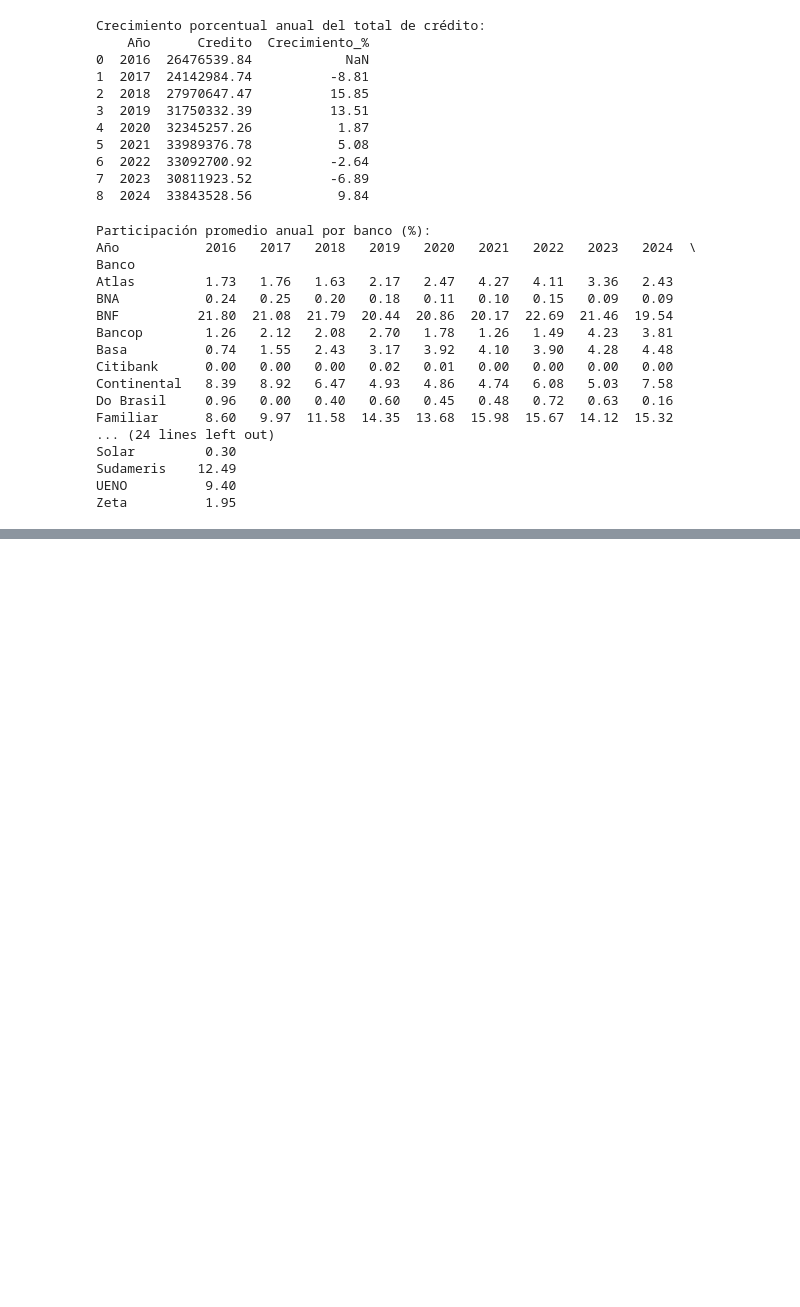
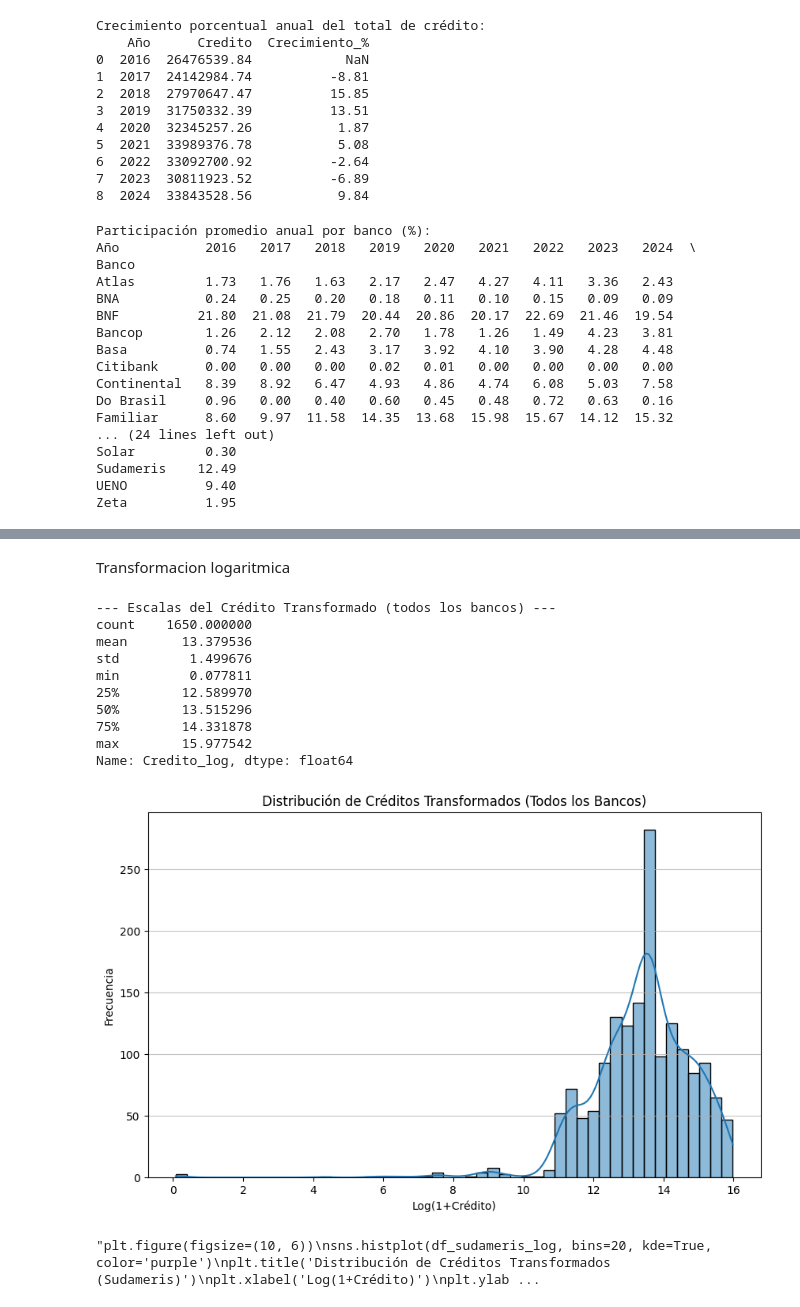
Before and after one commit to MathiasChd/MIA_UNA, a Jupyter notebook: SeriesTemporales/TrabajoGrupal/Trabajo_grupal_MIAAD.ipynb, the cells around one changed output, grey strips where cells are left out. Drawn from its saved outputs; the diff is of its cells as text; code cells hidden in the pictures; blank space fills up the shorter version.

```diff
--- a/SeriesTemporales/TrabajoGrupal/Trabajo_grupal_MIAAD.ipynb
+++ b/SeriesTemporales/TrabajoGrupal/Trabajo_grupal_MIAAD.ipynb
@@ -2054,0 +1295,49 @@ plt.show()'''
+# %% [markdown]
+Transformacion logaritmica
+# %%
+# Crear copias para evitar modificar los DataFrames originales directamente si son usados en otros análisis sin logaritmo
+# Esto es una buena práctica para mantener los datos originales intactos.
+df_nuevo_banco_log = df_nuevo_banco.copy()
+'''df_sudameris_log = df_sudameris.copy()'''
+
+# Aplicar la transformación logarítmica (np.log1p para manejar posibles ceros o valores cercanos a cero)
+# np.log1p(x) calcula log(1+x), que es más robusto para valores pequeños y ceros que np.log(x).
+df_nuevo_banco_log['Credito_log'] = np.log1p(df_nuevo_banco_log['Credito'])
+'''df_sudameris_log = np.log1p(df_sudameris_log) # df_sudameris_log ya es una Serie, se aplica directamente'''
+
+print("--- Escalas del Crédito Transformado (todos los bancos) ---")
+print(df_nuevo_banco_log['Credito_log'].describe())
+
+'''print("\n--- Escalas del Crédito Transformado (solo Sudameris) ---")
+print(df_sudameris_log.describe())'''
+
+# Graficar el histograma de la distribución general de créditos (todos los bancos) después de la transformación logarítmica
+plt.figure(figsize=(10, 6))
+sns.histplot(df_nuevo_banco_log['Credito_log'], bins=50, kde=True)
+plt.title('Distribución de Créditos Transformados (Todos los Bancos)')
+plt.xlabel('Log(1+Crédito)')
+plt.ylabel('Frecuencia')
+plt.grid(axis='y', alpha=0.75)
+plt.show()
+
+# Graficar el histograma de la distribución de créditos de Sudameris después de la transformación logarítmica
+'''plt.figure(figsize=(10, 6))
+sns.histplot(df_sudameris_log, bins=20, kde=True, color='purple')
+plt.title('Distribución de Créditos Transformados (Sudameris)')
+plt.xlabel('Log(1+Crédito)')
+plt.ylabel('Frecuencia')
+plt.grid(axis='y', alpha=0.75)
+plt.show()'''
+# %% [output]
+--- Escalas del Crédito Transformado (todos los bancos) ---
+count    1650.000000
+mean       13.379536
+std         1.499676
+min         0.077811
+25%        12.589970
+50%        13.515296
+75%        14.331878
+max        15.977542
+Name: Credito_log, dtype: float64
+[figure, added]
+"plt.figure(figsize=(10, 6))\nsns.histplot(df_sudameris_log, bins=20, kde=True, color='purple')\nplt.title('Distribución de Créditos Transformados (Sudameris)')\nplt.xlabel('Log(1+Crédito)')\nplt.ylab ...
```
Also changed, not shown: parts of 44 cells of this notebook.
